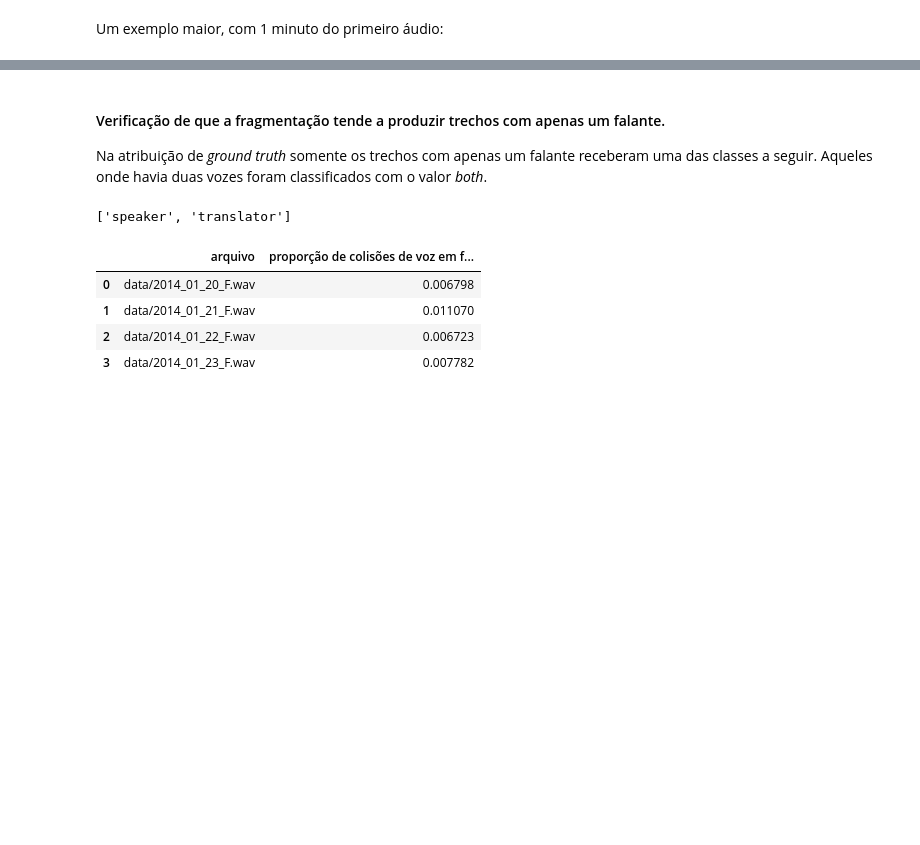
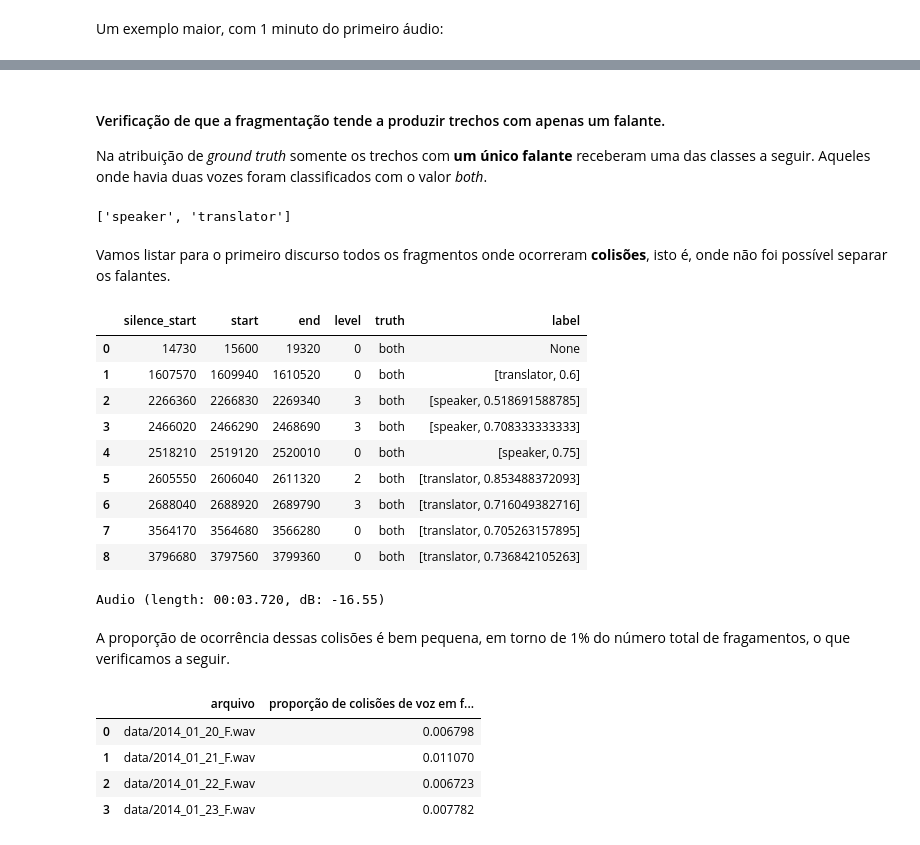
Before and after one commit to bigdatamatta/speechsplit, a Jupyter notebook: data_exploration.ipynb, the cells around one changed output, grey strips where cells are left out. Saved outputs shown, nothing was run; the diff lists cells and outputs as text; code cells hidden in the pictures; blank space fills up the shorter version.

```diff
--- a/data_exploration.ipynb
+++ b/data_exploration.ipynb
@@ -212,11 +213,38 @@ Wall time: 14.7 s
 # %% [markdown]
 #### Verificação de que a fragmentação tende a produzir trechos com apenas um falante.
 
-Na atribuição de *ground truth* somente os trechos com apenas um falante receberam uma das classes a seguir. Aqueles onde havia duas vozes foram classificados com o valor *both*.
+Na atribuição de *ground truth* somente os trechos com **um único falante** receberam uma das classes a seguir. Aqueles onde havia duas vozes foram classificados com o valor *both*.
 # %%
 VOICES  # classes
 # %% [output]
 ['speaker', 'translator']
+# %% [markdown]
+Vamos listar para o primeiro discurso todos os fragmentos onde ocorreram **colisões**, isto é, onde não foi possível separar os falantes.
+# %%
+def get_chunks_from_both_voices(chunks):
+    return [c for c in chunks if c.truth not in VOICES]
+
+chunks_both_voices_on_first_audio = get_chunks_from_both_voices(get_chunks(audios[0]))
+chunks_to_dataframe(chunks_both_voices_on_first_audio)
+# %% [output]
+|  | silence_start | start | end | level | truth | label |
+| 0 | 14730 | 15600 | 19320 | 0 | both | None |
+| 1 | 1607570 | 1609940 | 1610520 | 0 | both | [translator, 0.6] |
+| 2 | 2266360 | 2266830 | 2269340 | 3 | both | [speaker, 0.518691588785] |
+| 3 | 2466020 | 2466290 | 2468690 | 3 | both | [speaker, 0.708333333333] |
+| 4 | 2518210 | 2519120 | 2520010 | 0 | both | [speaker, 0.75] |
+| 5 | 2605550 | 2606040 | 2611320 | 2 | both | [translator, 0.853488372093] |
+| 6 | 2688040 | 2688920 | 2689790 | 3 | both | [translator, 0.716049382716] |
+| 7 | 3564170 | 3564680 | 3566280 | 0 | both | [translator, 0.705263157895] |
+| 8 | 3796680 | 3797560 | 3799360 | 0 | both | [translator, 0.736842105263] |
+# %%
+# exemplo de um fragmento com dois falantes
+chunks_both_voices_on_first_audio[0].cut(first_audio)
+# %% [output]
+Audio (length: 00:03.720, dB: -16.55)
+# %% [markdown]
+A proporção de ocorrência dessas colisões é bem pequena, em torno de 1% do número
+total de fragamentos, o que verificamos a seguir.
 # %%
 chunk_lists = [(a.filename, get_chunks(a)) for a in audios]
 
```
Also changed, not shown: parts of 19 cells of this notebook.
